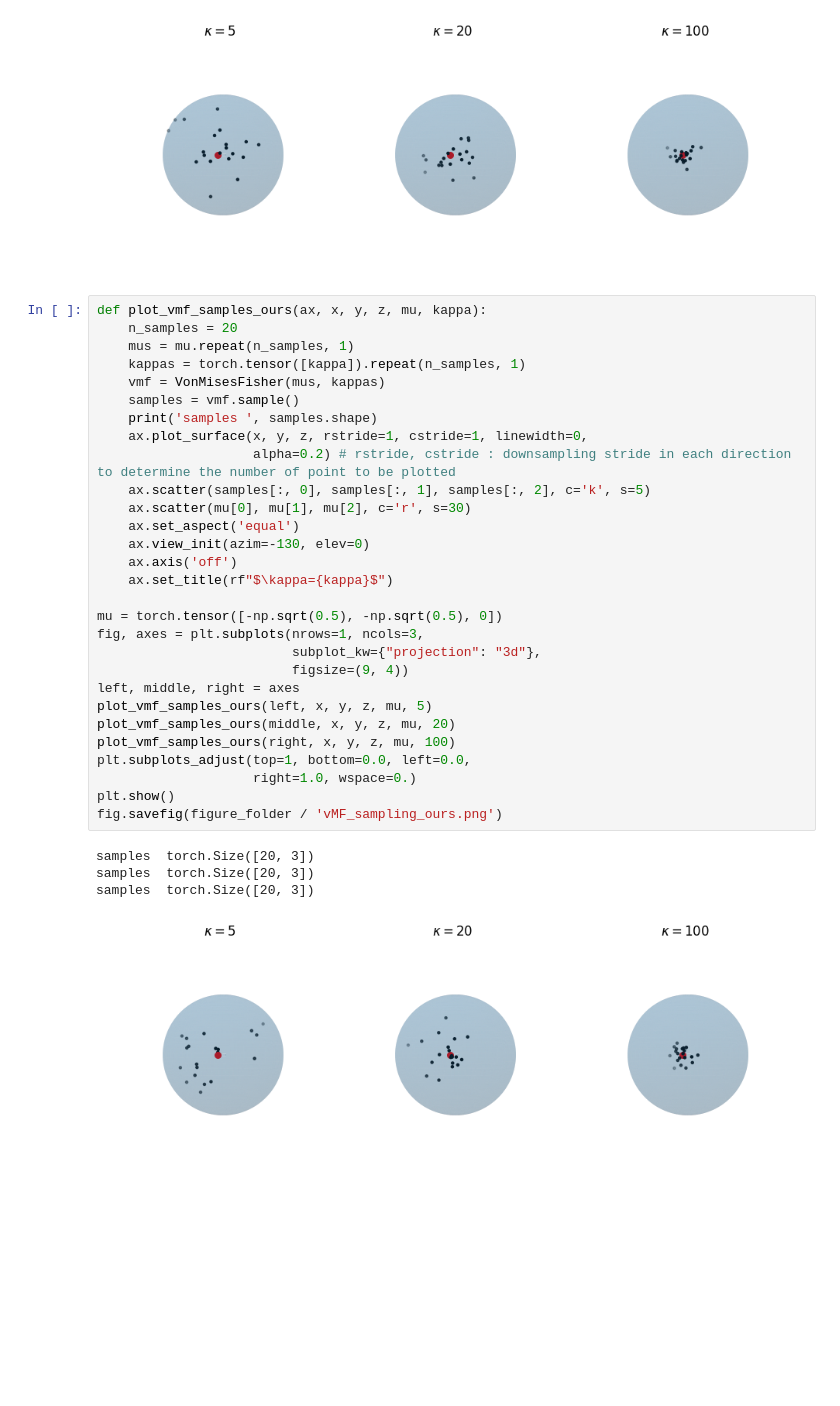
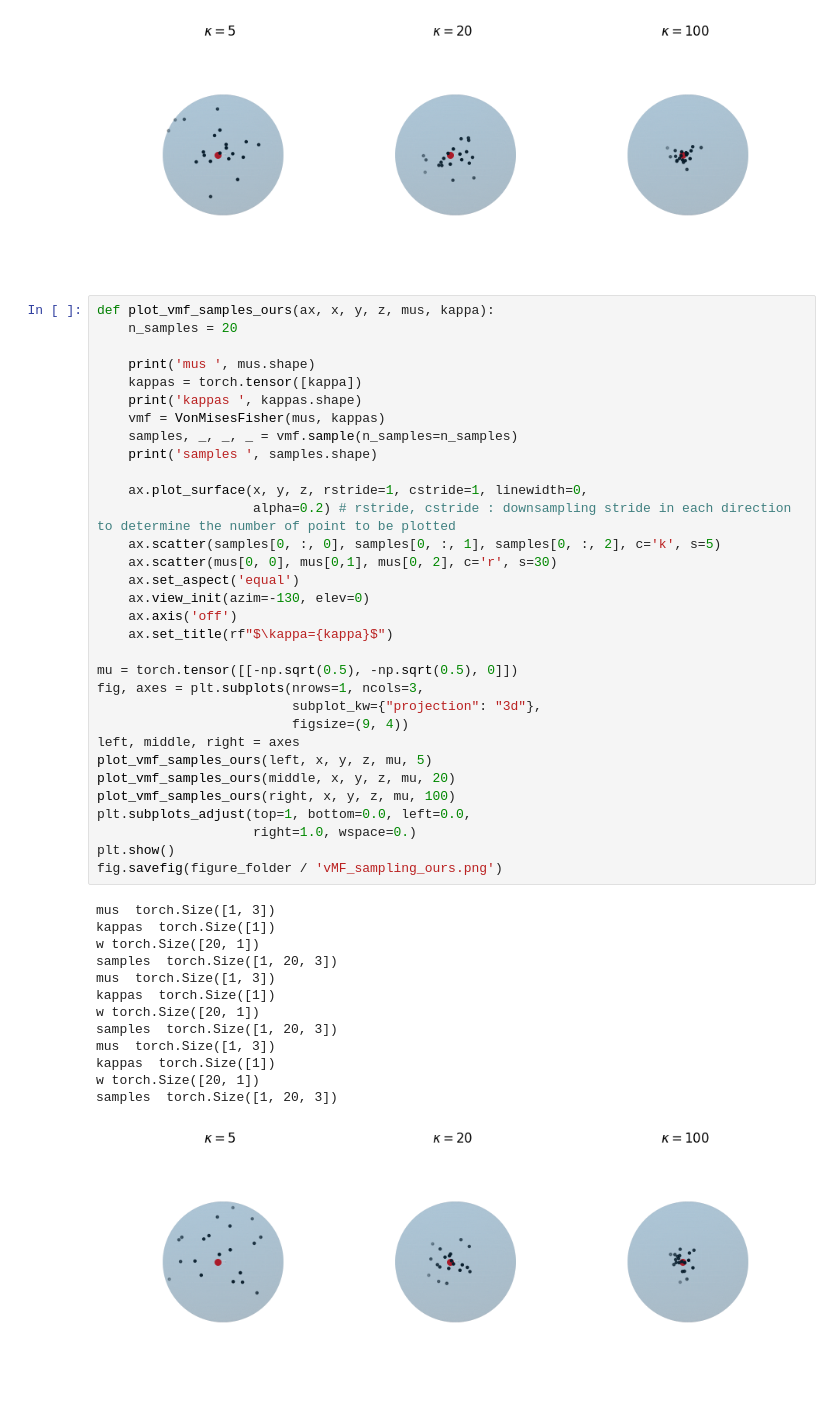
Before and after one commit to vdng9338/projet-compstats-2023, a Jupyter notebook: Code/sampling_exp.ipynb, the cells around one changed output. Cells and saved outputs as stored; diff of their text form; blank space fills up the shorter version.

```diff
--- a/Code/sampling_exp.ipynb
+++ b/Code/sampling_exp.ipynb
@@ -133,36 +171,48 @@ samples  (20, 3)
 samples  (20, 3)
 [figure]
 # %%
-def plot_vmf_samples_ours(ax, x, y, z, mu, kappa):
+def plot_vmf_samples_ours(ax, x, y, z, mus, kappa):
     n_samples = 20
-    mus = mu.repeat(n_samples, 1)
-    kappas = torch.tensor([kappa]).repeat(n_samples, 1)
+
+    print('mus ', mus.shape)
+    kappas = torch.tensor([kappa])
+    print('kappas ', kappas.shape)
     vmf = VonMisesFisher(mus, kappas)
-    samples = vmf.sample()
+    samples, _, _, _ = vmf.sample(n_samples=n_samples)
     print('samples ', samples.shape)
+
     ax.plot_surface(x, y, z, rstride=1, cstride=1, linewidth=0,
                     alpha=0.2) # rstride, cstride : downsampling stride in each direction to determine the number of point to be plotted
-    ax.scatter(samples[:, 0], samples[:, 1], samples[:, 2], c='k', s=5)
-    ax.scatter(mu[0], mu[1], mu[2], c='r', s=30)
+    ax.scatter(samples[0, :, 0], samples[0, :, 1], samples[0, :, 2], c='k', s=5)
+    ax.scatter(mus[0, 0], mus[0,1], mus[0, 2], c='r', s=30)
     ax.set_aspect('equal')
     ax.view_init(azim=-130, elev=0)
     ax.axis('off')
     ax.set_title(rf"$\kappa={kappa}$")
 
-mu = torch.tensor([-np.sqrt(0.5), -np.sqrt(0.5), 0])
+mu = torch.tensor([[-np.sqrt(0.5), -np.sqrt(0.5), 0]])
 fig, axes = plt.subplots(nrows=1, ncols=3,
                          subplot_kw={"projection": "3d"},
                          figsize=(9, 4))
 left, middle, right = axes
 plot_vmf_samples_ours(left, x, y, z, mu, 5)
 plot_vmf_samples_ours(middle, x, y, z, mu, 20)
 plot_vmf_samples_ours(right, x, y, z, mu, 100)
 plt.subplots_adjust(top=1, bottom=0.0, left=0.0,
                     right=1.0, wspace=0.)
 plt.show()
 fig.savefig(figure_folder / 'vMF_sampling_ours.png')
 # %% [output]
-samples  torch.Size([20, 3])
-samples  torch.Size([20, 3])
-samples  torch.Size([20, 3])
+mus  torch.Size([1, 3])
+kappas  torch.Size([1])
+w torch.Size([20, 1])
+samples  torch.Size([1, 20, 3])
+mus  torch.Size([1, 3])
+kappas  torch.Size([1])
+w torch.Size([20, 1])
+samples  torch.Size([1, 20, 3])
+mus  torch.Size([1, 3])
+kappas  torch.Size([1])
+w torch.Size([20, 1])
+samples  torch.Size([1, 20, 3])
-[figure, old version]
+[figure, new version]
```
Also changed, not shown: parts of 3 cells of this notebook, 5 other files.
